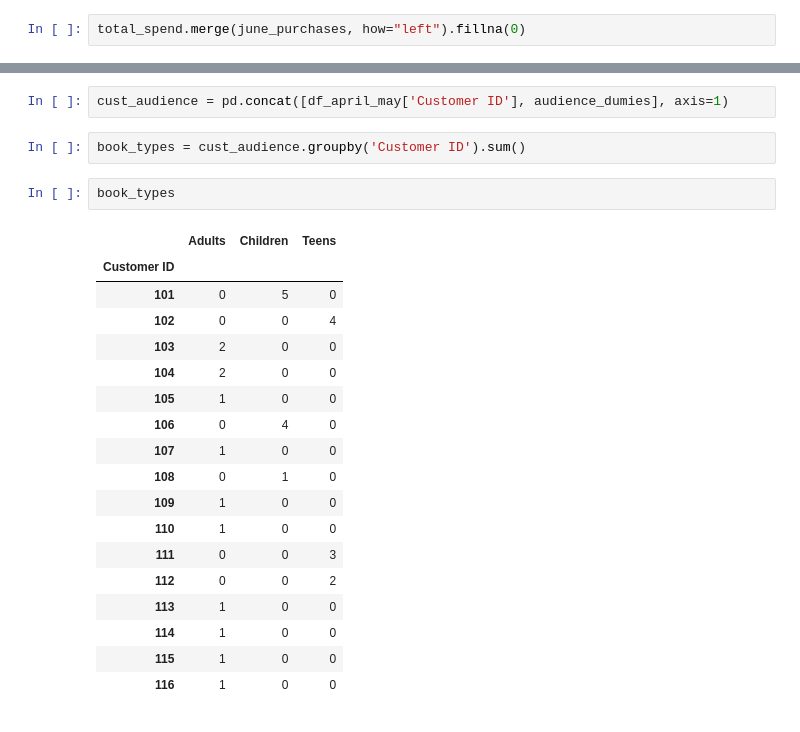
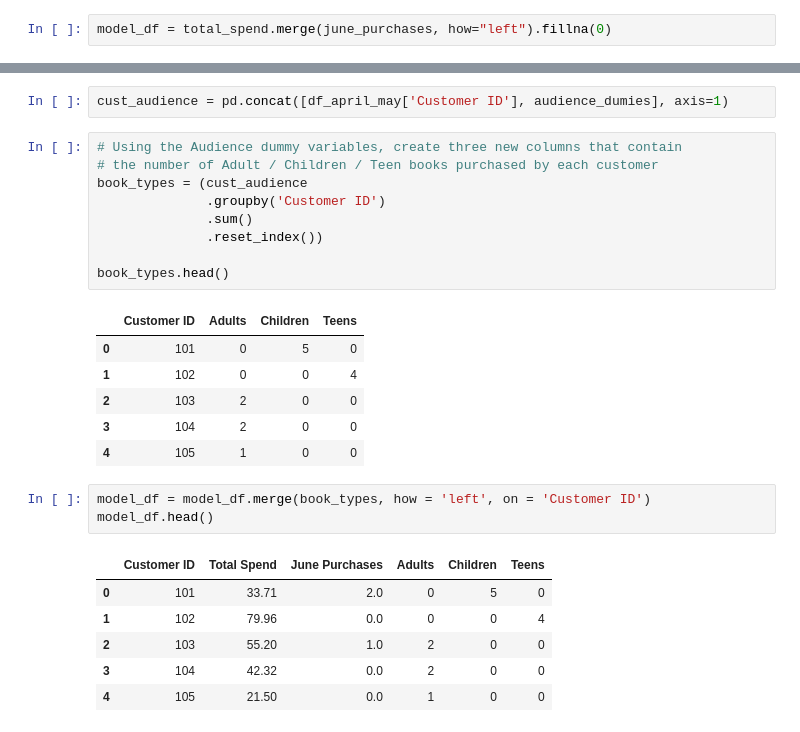
Before and after one commit to Jdalarmi/DataScience, a Jupyter notebook: app/Preparing_for_modeling/Concepts_Analysis.ipynb, the cells around one changed output, grey strips where cells are left out. Drawn from its saved outputs; the diff is of its cells as text.

```diff
--- a/app/Preparing_for_modeling/Concepts_Analysis.ipynb
+++ b/app/Preparing_for_modeling/Concepts_Analysis.ipynb
@@ -115,4 +115,4 @@ total_spend.head()
 | 3 | 104 | 42.32 |
 | 4 | 105 | 21.50 |
 # %%
-total_spend.merge(june_purchases, how="left").fillna(0)
+model_df = total_spend.merge(june_purchases, how="left").fillna(0)
@@ -147,25 +129,28 @@ audience_dumies.head()
 # %%
 cust_audience = pd.concat([df_april_may['Customer ID'], audience_dumies], axis=1)
 # %%
-book_types = cust_audience.groupby('Customer ID').sum()
+# Using the Audience dummy variables, create three new columns that contain
+# the number of Adult / Children / Teen books purchased by each customer
+book_types = (cust_audience
+              .groupby('Customer ID')
+              .sum()
+              .reset_index())
+
+book_types.head()
+# %% [output]
+|  | Customer ID | Adults | Children | Teens |
+| 0 | 101 | 0 | 5 | 0 |
+| 1 | 102 | 0 | 0 | 4 |
+| 2 | 103 | 2 | 0 | 0 |
+| 3 | 104 | 2 | 0 | 0 |
+| 4 | 105 | 1 | 0 | 0 |
 # %%
-book_types
+model_df = model_df.merge(book_types, how = 'left', on = 'Customer ID')
+model_df.head()
 # %% [output]
-|  | Adults | Children | Teens |
-| Customer ID |  |  |  |
-| 101 | 0 | 5 | 0 |
-| 102 | 0 | 0 | 4 |
-| 103 | 2 | 0 | 0 |
-| 104 | 2 | 0 | 0 |
-| 105 | 1 | 0 | 0 |
-| 106 | 0 | 4 | 0 |
-| 107 | 1 | 0 | 0 |
-| 108 | 0 | 1 | 0 |
-| 109 | 1 | 0 | 0 |
-| 110 | 1 | 0 | 0 |
-| 111 | 0 | 0 | 3 |
-| 112 | 0 | 0 | 2 |
-| 113 | 1 | 0 | 0 |
-| 114 | 1 | 0 | 0 |
-| 115 | 1 | 0 | 0 |
-| 116 | 1 | 0 | 0 |
+|  | Customer ID | Total Spend | June Purchases | Adults | Children | Teens |
+| 0 | 101 | 33.71 | 2.0 | 0 | 5 | 0 |
+| 1 | 102 | 79.96 | 0.0 | 0 | 0 | 4 |
+| 2 | 103 | 55.20 | 1.0 | 2 | 0 | 0 |
+| 3 | 104 | 42.32 | 0.0 | 2 | 0 | 0 |
+| 4 | 105 | 21.50 | 0.0 | 1 | 0 | 0 |
```
Also changed, not shown: parts of 7 cells of this notebook, 1 other file.
